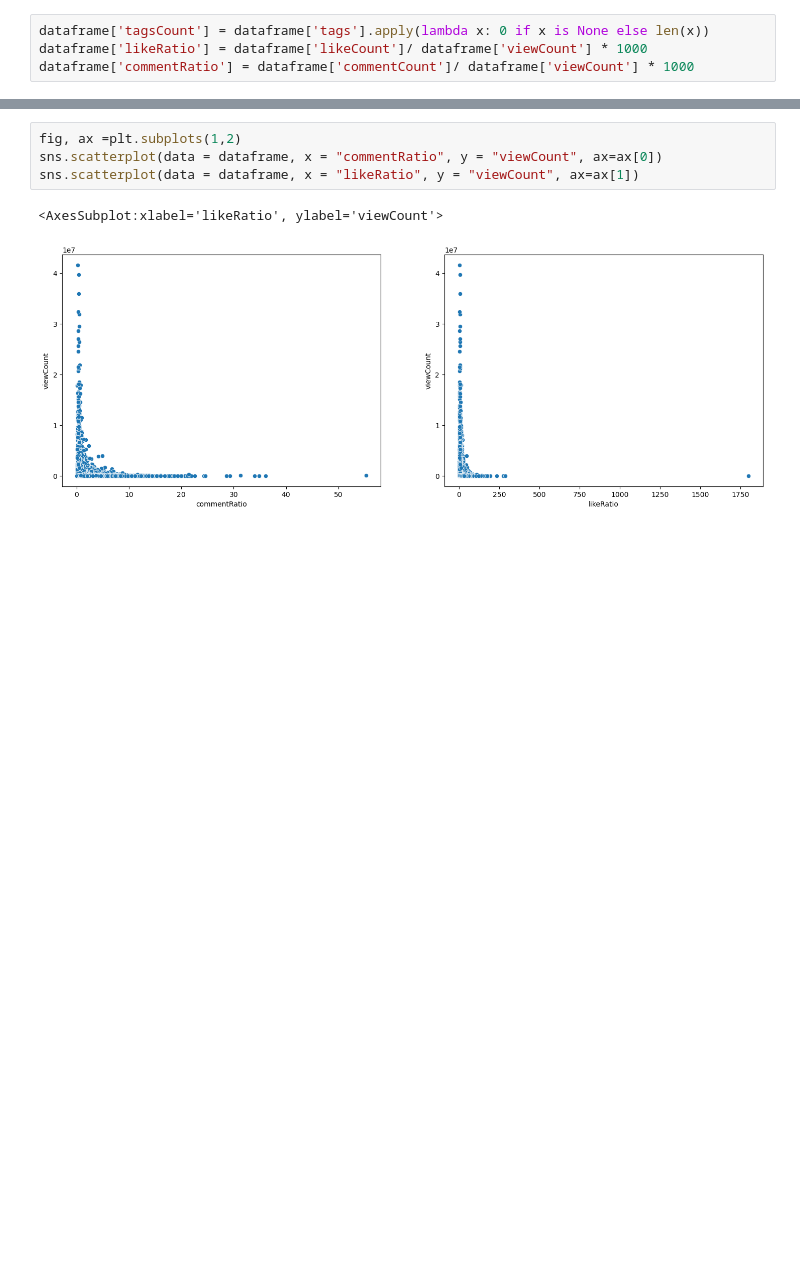
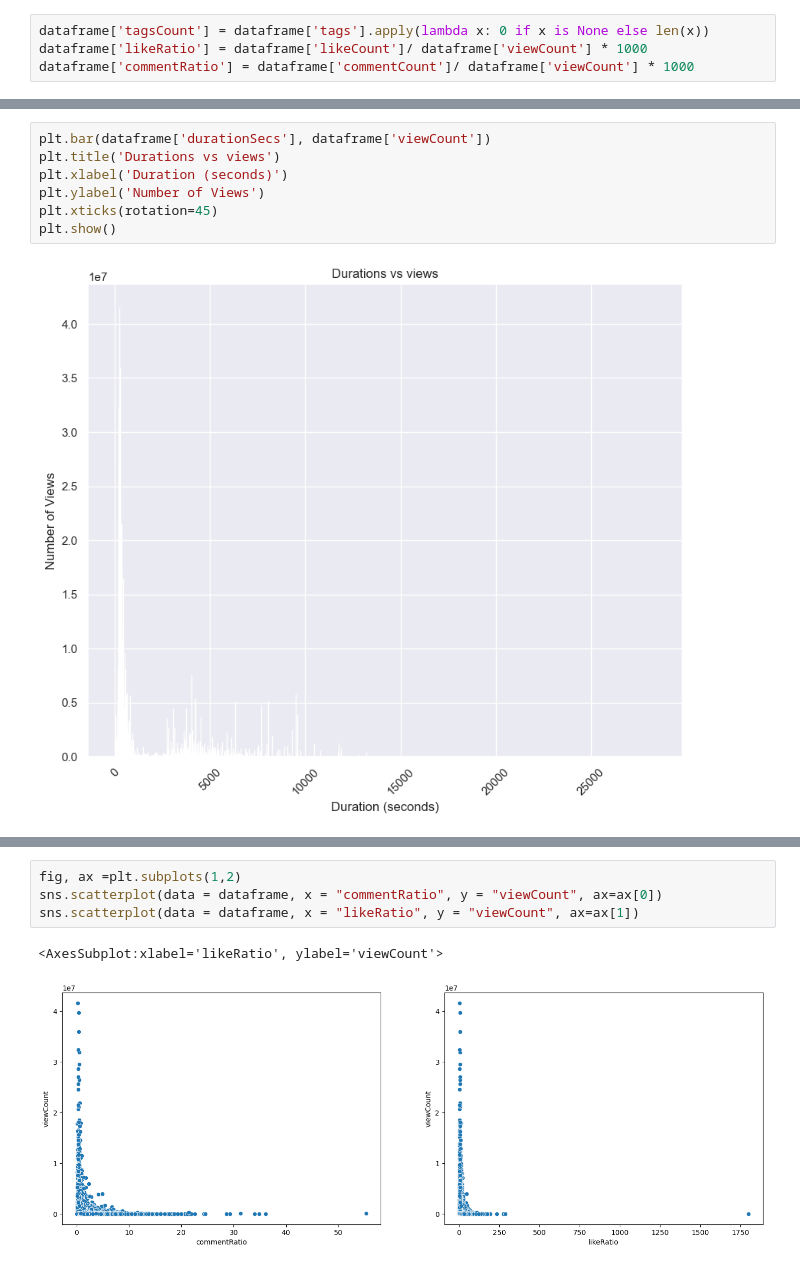
Before and after one commit to Nginacloud/Analytics, a Jupyter notebook: YoutubeScrap/Youtube_EDA.ipynb, the cells around one changed output, grey strips where cells are left out. Saved outputs shown, nothing was run; the diff lists cells and outputs as text; blank space fills up the shorter version.

```diff
--- a/YoutubeScrap/Youtube_EDA.ipynb
+++ b/YoutubeScrap/Youtube_EDA.ipynb
@@ -251 +254,10 @@ plt.show()
+# %%
+plt.bar(dataframe['durationSecs'], dataframe['viewCount'])
+plt.title('Durations vs views')
+plt.xlabel('Duration (seconds)')
+plt.ylabel('Number of Views')
+plt.xticks(rotation=45)
+plt.show()
+# %% [output]
+[figure, added]
 # %%
```
Also changed, not shown: parts of 7 cells of this notebook, 8 other files.
